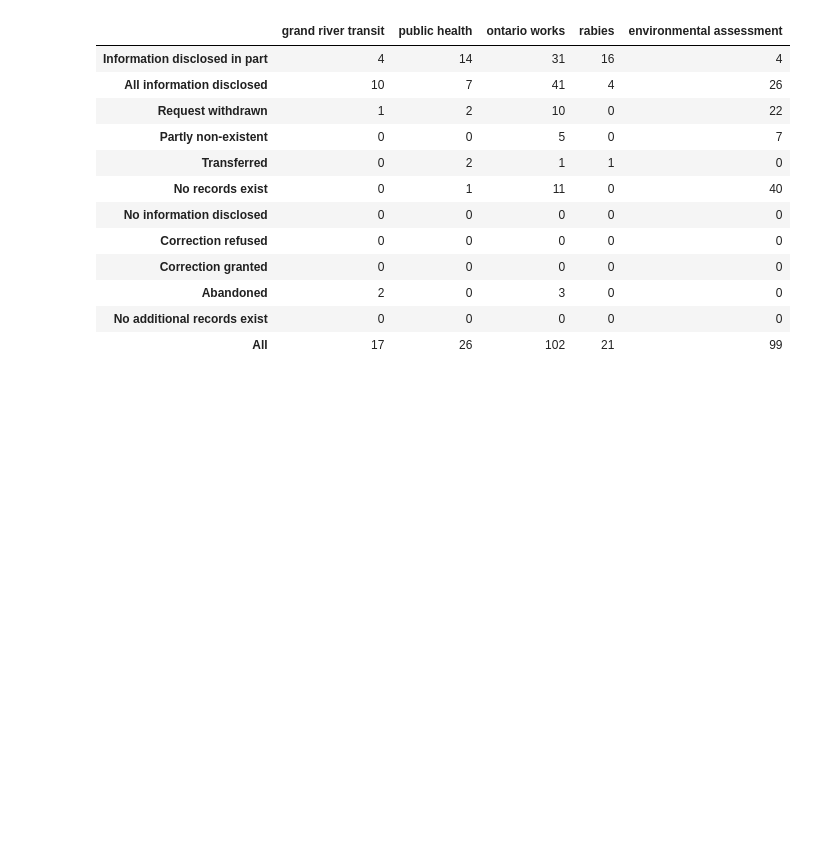
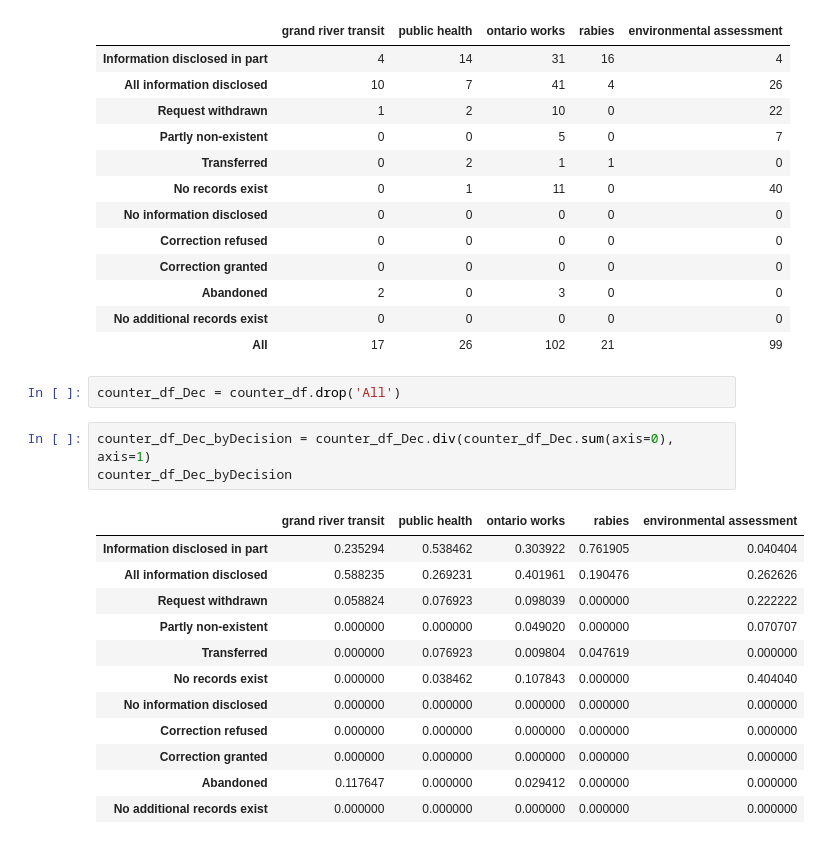
Before and after one commit to brodriguezmilla/foir, a Jupyter notebook: foir.ipynb, the cells around one changed output. Drawn from its saved outputs; the diff is of its cells as text; blank space fills up the shorter version.

```diff
--- a/foir.ipynb
+++ b/foir.ipynb
@@ -1738,3 +1738,21 @@ counter_df
 | Abandoned | 2 | 0 | 3 | 0 | 0 |
 | No additional records exist | 0 | 0 | 0 | 0 | 0 |
 | All | 17 | 26 | 102 | 21 | 99 |
+# %%
+counter_df_Dec = counter_df.drop('All')
+# %%
+counter_df_Dec_byDecision = counter_df_Dec.div(counter_df_Dec.sum(axis=0), axis=1)
+counter_df_Dec_byDecision
+# %% [output]
+|  | grand river transit | public health | ontario works | rabies | environmental assessment |
+| Information disclosed in part | 0.235294 | 0.538462 | 0.303922 | 0.761905 | 0.040404 |
+| All information disclosed | 0.588235 | 0.269231 | 0.401961 | 0.190476 | 0.262626 |
+| Request withdrawn | 0.058824 | 0.076923 | 0.098039 | 0.000000 | 0.222222 |
+| Partly non-existent | 0.000000 | 0.000000 | 0.049020 | 0.000000 | 0.070707 |
+| Transferred | 0.000000 | 0.076923 | 0.009804 | 0.047619 | 0.000000 |
+| No records exist | 0.000000 | 0.038462 | 0.107843 | 0.000000 | 0.404040 |
+| No information disclosed | 0.000000 | 0.000000 | 0.000000 | 0.000000 | 0.000000 |
+| Correction refused | 0.000000 | 0.000000 | 0.000000 | 0.000000 | 0.000000 |
+| Correction granted | 0.000000 | 0.000000 | 0.000000 | 0.000000 | 0.000000 |
+| Abandoned | 0.117647 | 0.000000 | 0.029412 | 0.000000 | 0.000000 |
+| No additional records exist | 0.000000 | 0.000000 | 0.000000 | 0.000000 | 0.000000 |
```
Also changed, not shown: parts of 5 cells of this notebook.
